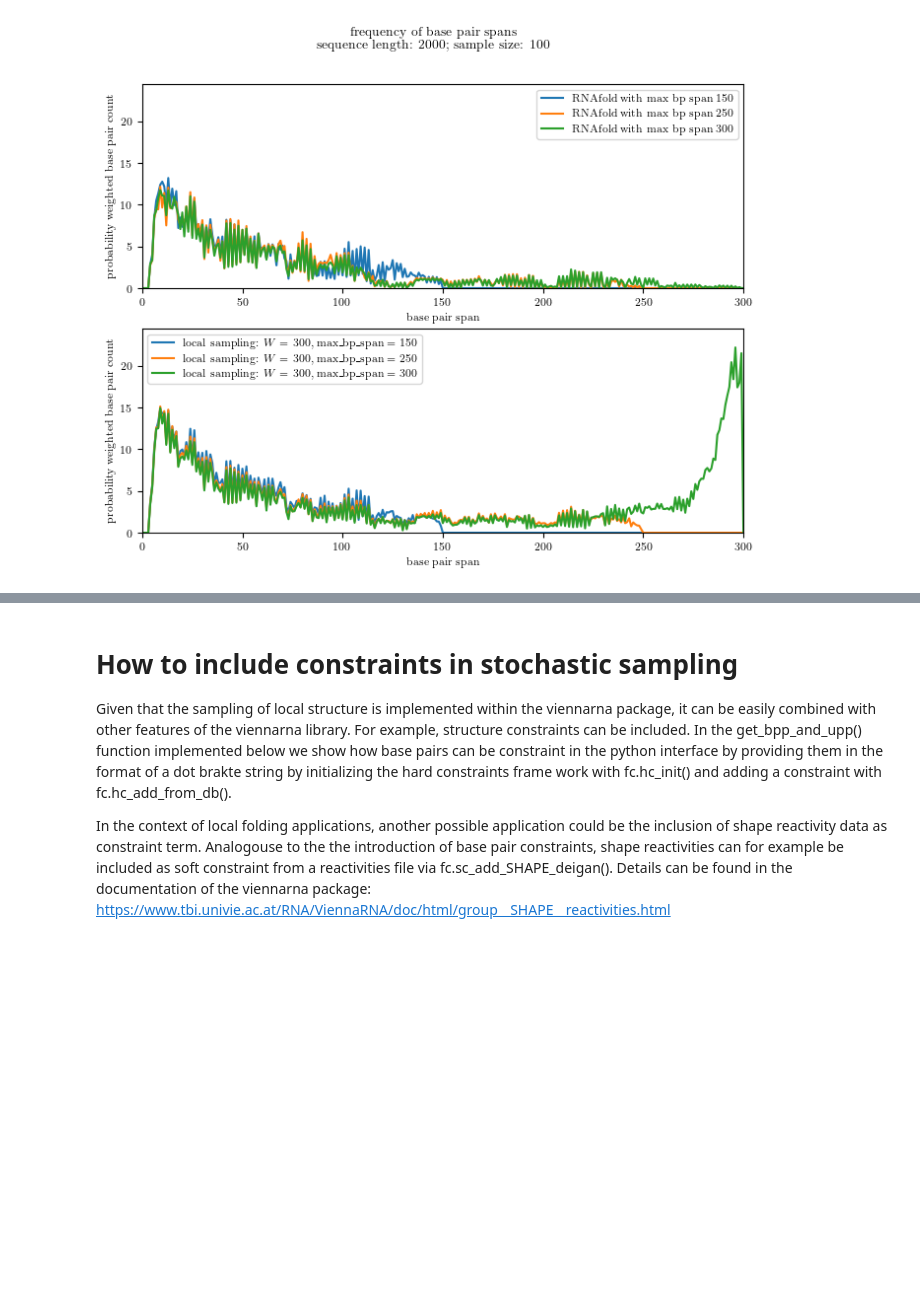
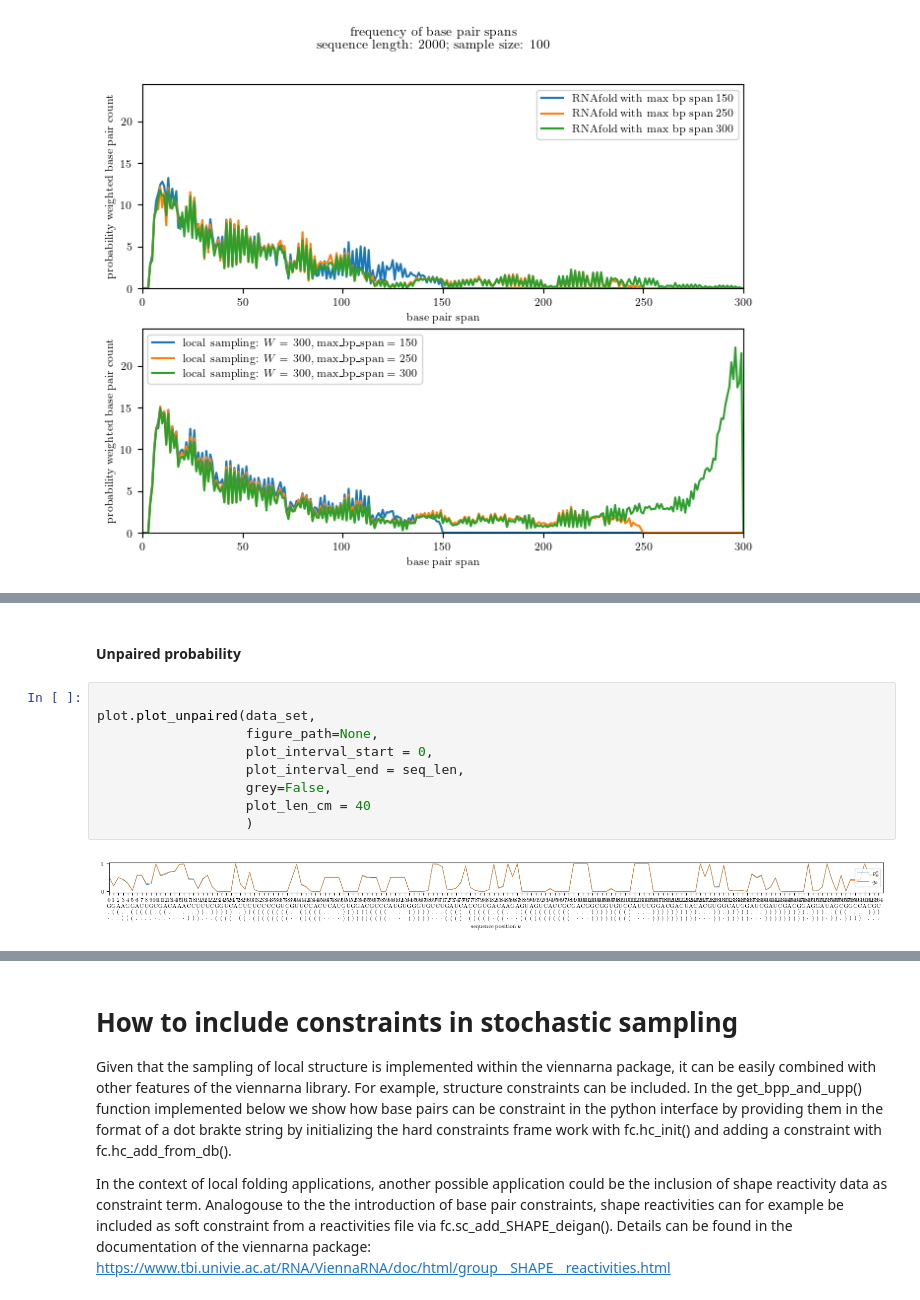
Before and after one commit to ViennaRNA/PLfoldSampling, a Jupyter notebook: PLfold_tutorial.ipynb, the cells around one changed output, grey strips where cells are left out. Saved outputs shown, nothing was run; the diff lists cells and outputs as text; blank space fills up the shorter version.

```diff
--- a/PLfold_tutorial.ipynb
+++ b/PLfold_tutorial.ipynb
@@ -592,0 +725,13 @@ mir17HG_short    2000
+# %% [markdown]
+#### Unpaired probability
+# %%
+
+plot.plot_unpaired(data_set,
+                   figure_path=None,
+                   plot_interval_start = 0,
+                   plot_interval_end = seq_len,
+                   grey=False,
+                   plot_len_cm = 40
+                   )
+# %% [output]
+[figure, added]
```
Also changed, not shown: parts of 24 cells of this notebook.
